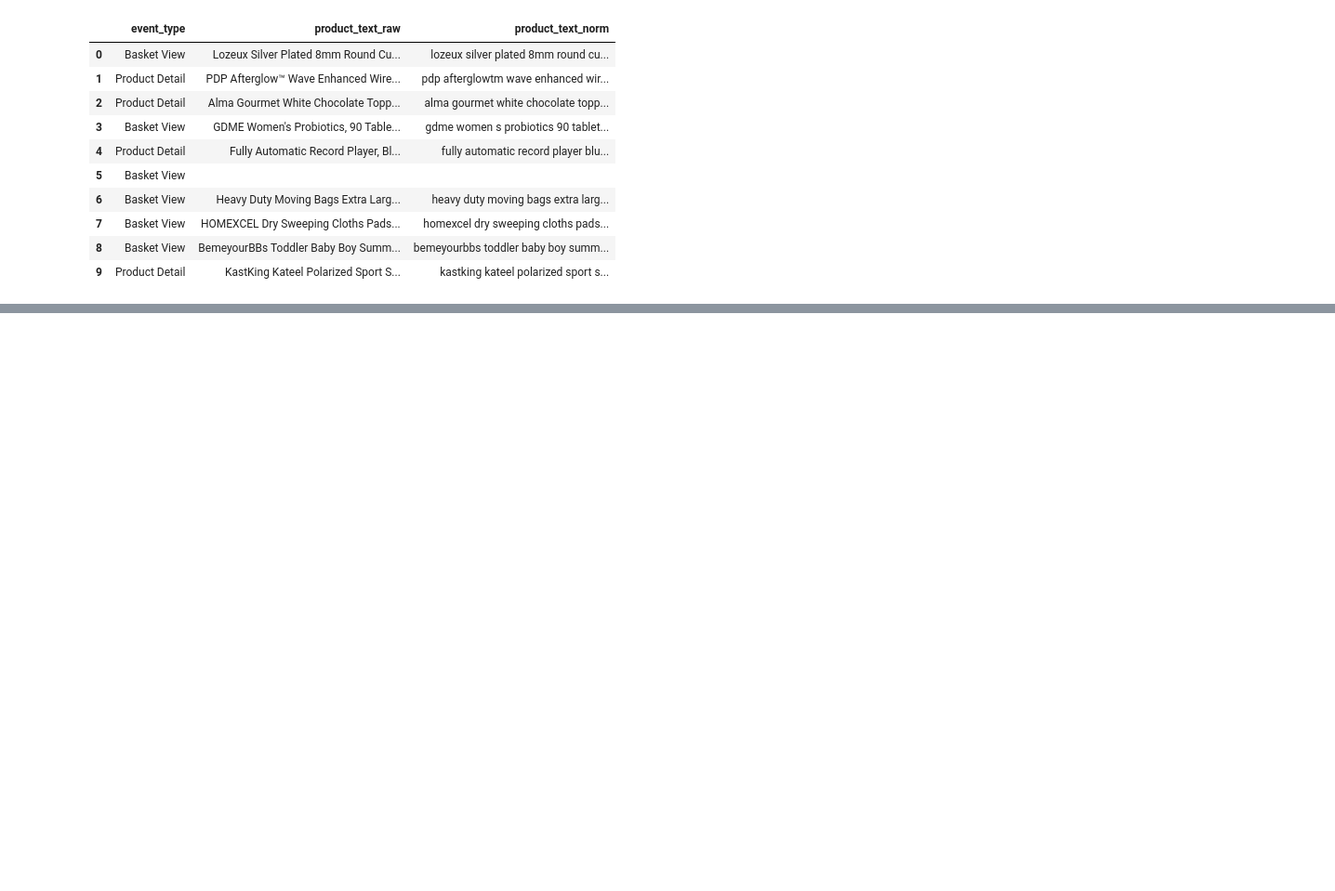
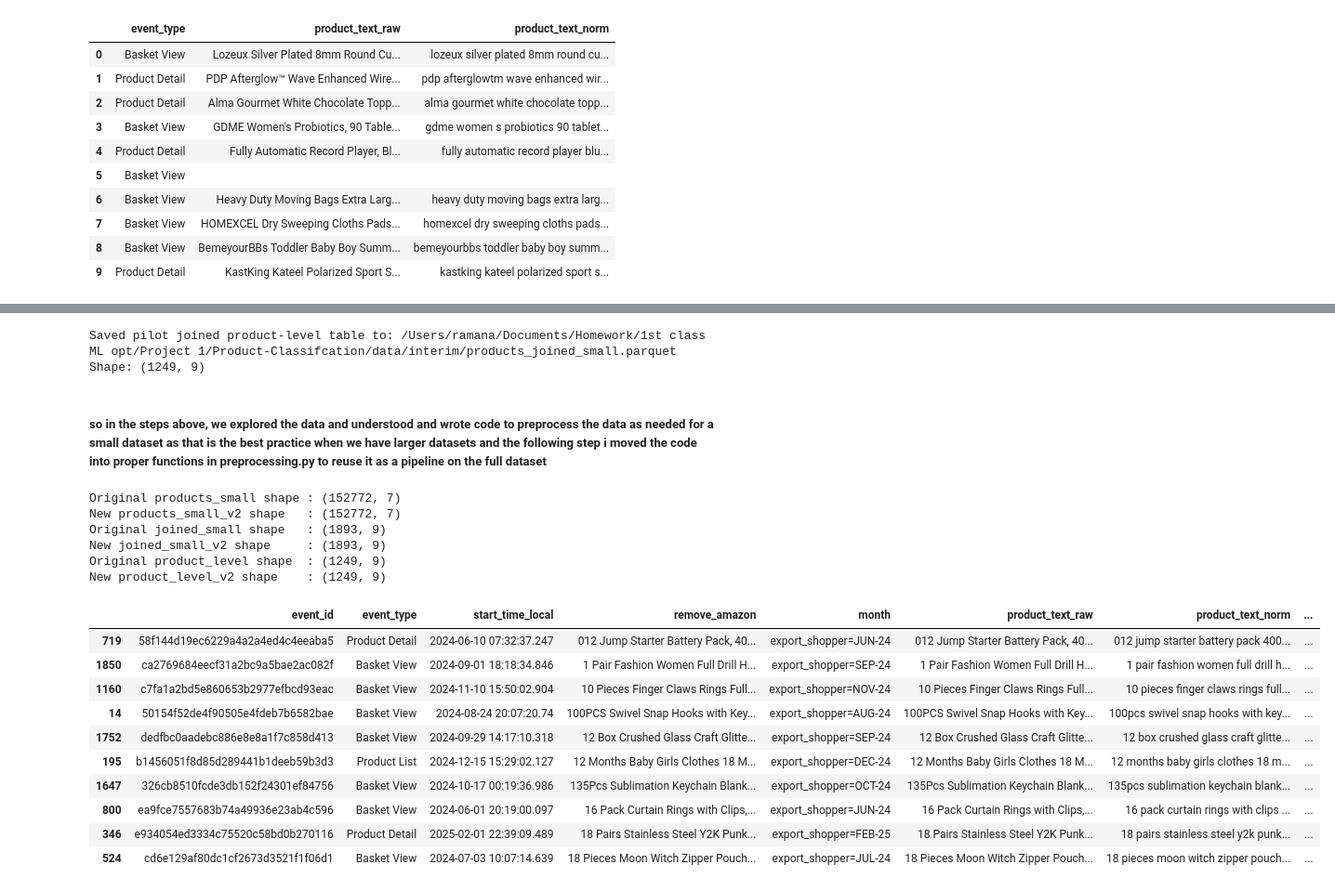
Before and after one commit to rlvramana/Product-Classifcation, a Jupyter notebook: notebooks/02_join_json_and_labels.ipynb, the cells around one changed output, grey strips where cells are left out. Shown at 93% size. Drawn from its saved outputs; the diff is of its cells as text; code cells hidden in the pictures; blank space fills up the shorter version.

```diff
--- a/notebooks/02_join_json_and_labels.ipynb
+++ b/notebooks/02_join_json_and_labels.ipynb
@@ -132,0 +492,68 @@ Sample JSON columns: ['event_id', 'panelist_id', 'event_name', 'event_type', 'st
+# %%
+# Save the pilot product-level joined table to data/interim
+
+from config import INTERIM_DATA_DIR
+
+INTERIM_DATA_DIR.mkdir(parents=True, exist_ok=True)
+
+pilot_path = INTERIM_DATA_DIR / "products_joined_small.parquet"
+product_level.to_parquet(pilot_path, index=False)
+
+print("Saved pilot joined product-level table to:", pilot_path)
+print("Shape:", product_level.shape)
+# %% [output]
+Saved pilot joined product-level table to: /Users/ramana/Documents/Homework/1st class ML opt/Project 1/Product-Classifcation/data/interim/products_joined_small.parquet
+Shape: (1249, 9)
+# %% [markdown]
+##### so in the steps above, we explored the data and understood and wrote code to preprocess the data as needed for a small dataset as that is the best practice when we have larger datasets and the following step i moved the code into proper functions in preprocessing.py to reuse it as a pipeline on the full dataset
+# %%
+# Test the reusable preprocessing functions on the same first-part-per-month files
+
+from pathlib import Path
+import importlib
+import preprocessing  # import the module itself
+
+# Reload to make sure we see the new functions
+importlib.reload(preprocessing)
+
+from preprocessing import (
+    build_products_from_files,
+    join_products_with_labels,
+    to_product_level,
+)
+
+from config import RAW_DATA_DIR
+
+# Rebuild products_small using the reusable function
+first_part_paths = sorted(RAW_DATA_DIR.glob("export_shopper=*/0000_part_00.json"))
+
+products_small_v2 = build_products_from_files(first_part_paths)
+joined_small_v2 = join_products_with_labels(products_small_v2, labels_clean)
+product_level_v2 = to_product_level(joined_small_v2)
+
+print("Original products_small shape :", products_small.shape)
+print("New products_small_v2 shape   :", products_small_v2.shape)
+print("Original joined_small shape   :", joined_small.shape)
+print("New joined_small_v2 shape     :", joined_small_v2.shape)
+print("Original product_level shape  :", product_level.shape)
+print("New product_level_v2 shape    :", product_level_v2.shape)
+
+product_level_v2.head(10)
+# %% [output]
+Original products_small shape : (152772, 7)
+New products_small_v2 shape   : (152772, 7)
+Original joined_small shape   : (1893, 9)
+New joined_small_v2 shape     : (1893, 9)
+Original product_level shape  : (1249, 9)
+New product_level_v2 shape    : (1249, 9)
+|  | event_id | event_type | start_time_local | remove_amazon | month | product_text_raw | product_text_norm | ... |
+| 719 | 58f144d19ec6229a4a2a4ed4c4eeaba5 | Product Detail | 2024-06-10 07:32:37.247 | 012 Jump Starter Battery Pack, 40... | export_shopper=JUN-24 | 012 Jump Starter Battery Pack, 40... | 012 jump starter battery pack 400... | ... |
+| 1850 | ca2769684eecf31a2bc9a5bae2ac082f | Basket View | 2024-09-01 18:18:34.846 | 1 Pair Fashion Women Full Drill H... | export_shopper=SEP-24 | 1 Pair Fashion Women Full Drill H... | 1 pair fashion women full drill h... | ... |
+| 1160 | c7fa1a2bd5e860653b2977efbcd93eac | Basket View | 2024-11-10 15:50:02.904 | 10 Pieces Finger Claws Rings Full... | export_shopper=NOV-24 | 10 Pieces Finger Claws Rings Full... | 10 pieces finger claws rings full... | ... |
+| 14 | 50154f52de4f90505e4fdeb7b6582bae | Basket View | 2024-08-24 20:07:20.74 | 100PCS Swivel Snap Hooks with Key... | export_shopper=AUG-24 | 100PCS Swivel Snap Hooks with Key... | 100pcs swivel snap hooks with key... | ... |
+| 1752 | dedfbc0aadebc886e8e8a1f7c858d413 | Basket View | 2024-09-29 14:17:10.318 | 12 Box Crushed Glass Craft Glitte... | export_shopper=SEP-24 | 12 Box Crushed Glass Craft Glitte... | 12 box crushed glass craft glitte... | ... |
+| 195 | b1456051f8d85d289441b1deeb59b3d3 | Product List | 2024-12-15 15:29:02.127 | 12 Months Baby Girls Clothes 18 M... | export_shopper=DEC-24 | 12 Months Baby Girls Clothes 18 M... | 12 months baby girls clothes 18 m... | ... |
+| 1647 | 326cb8510fcde3db152f24301ef84756 | Basket View | 2024-10-17 00:19:36.986 | 135Pcs Sublimation Keychain Blank... | export_shopper=OCT-24 | 135Pcs Sublimation Keychain Blank... | 135pcs sublimation keychain blank... | ... |
+| 800 | ea9fce7557683b74a49936e23ab4c596 | Basket View | 2024-06-01 20:19:00.097 | 16 Pack Curtain Rings with Clips,... | export_shopper=JUN-24 | 16 Pack Curtain Rings with Clips,... | 16 pack curtain rings with clips ... | ... |
+| 346 | e934054ed3334c75520c58bd0b270116 | Product Detail | 2025-02-01 22:39:09.489 | 18 Pairs Stainless Steel Y2K Punk... | export_shopper=FEB-25 | 18 Pairs Stainless Steel Y2K Punk... | 18 pairs stainless steel y2k punk... | ... |
+| 524 | cd6e129af80dc1cf2673d3521f1f06d1 | Basket View | 2024-07-03 10:07:14.639 | 18 Pieces Moon Witch Zipper Pouch... | export_shopper=JUL-24 | 18 Pieces Moon Witch Zipper Pouch... | 18 pieces moon witch zipper pouch... | ... |
```
Also changed, not shown: parts of 13 cells of this notebook, 1 other file.
